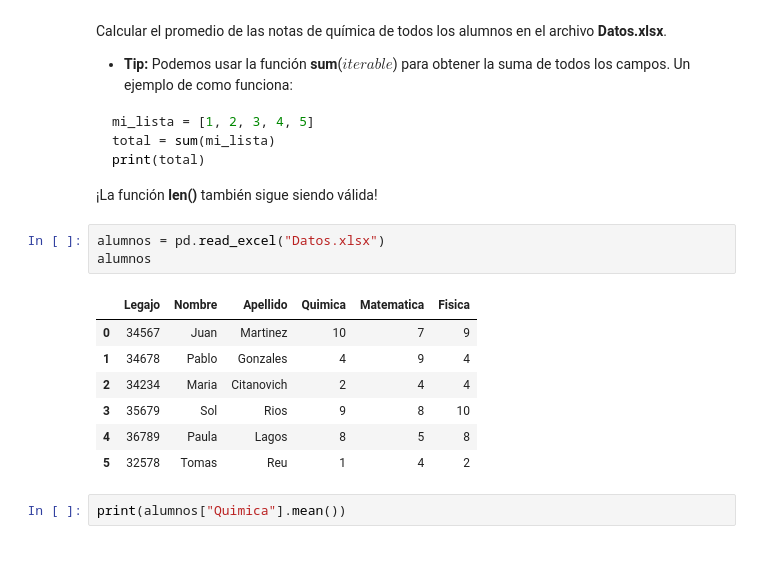
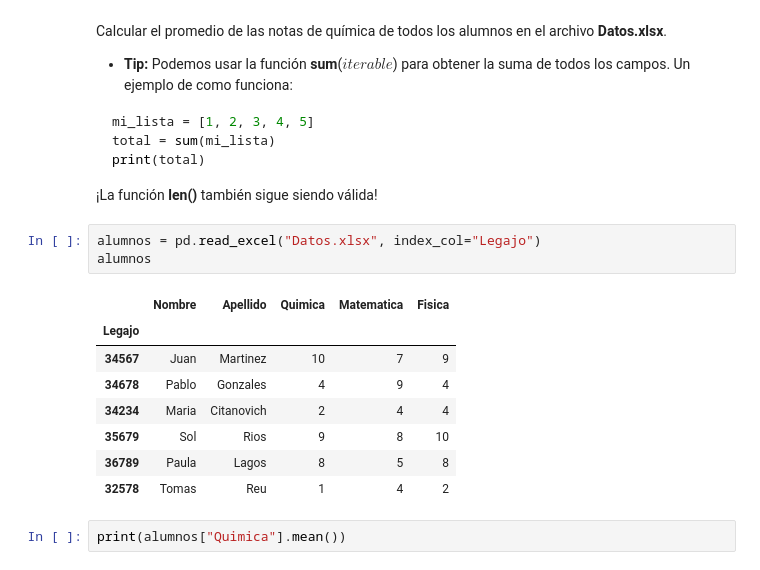
Before and after one commit to SebaB29/CursoDA_IEEE, a Jupyter notebook: EjerciciosClase1.ipynb, the cells around one changed output. Drawn from its saved outputs; the diff is of its cells as text.

````diff
--- a/EjerciciosClase1.ipynb
+++ b/EjerciciosClase1.ipynb
@@ -102,16 +102,17 @@ print(total)
 ```
  ¡La función **len()** también sigue siendo válida!
 # %%
-alumnos = pd.read_excel("Datos.xlsx")
+alumnos = pd.read_excel("Datos.xlsx", index_col="Legajo")
 alumnos
 # %% [output]
-|  | Legajo | Nombre | Apellido | Quimica | Matematica | Fisica |
-| 0 | 34567 | Juan | Martinez | 10 | 7 | 9 |
-| 1 | 34678 | Pablo | Gonzales | 4 | 9 | 4 |
-| 2 | 34234 | Maria | Citanovich | 2 | 4 | 4 |
-| 3 | 35679 | Sol | Rios | 9 | 8 | 10 |
-| 4 | 36789 | Paula | Lagos | 8 | 5 | 8 |
-| 5 | 32578 | Tomas | Reu | 1 | 4 | 2 |
+|  | Nombre | Apellido | Quimica | Matematica | Fisica |
+| Legajo |  |  |  |  |  |
+| 34567 | Juan | Martinez | 10 | 7 | 9 |
+| 34678 | Pablo | Gonzales | 4 | 9 | 4 |
+| 34234 | Maria | Citanovich | 2 | 4 | 4 |
+| 35679 | Sol | Rios | 9 | 8 | 10 |
+| 36789 | Paula | Lagos | 8 | 5 | 8 |
+| 32578 | Tomas | Reu | 1 | 4 | 2 |
 # %%
 print(alumnos["Quimica"].mean())
 # %% [output]
````
Also changed, not shown: parts of 11 cells of this notebook.
